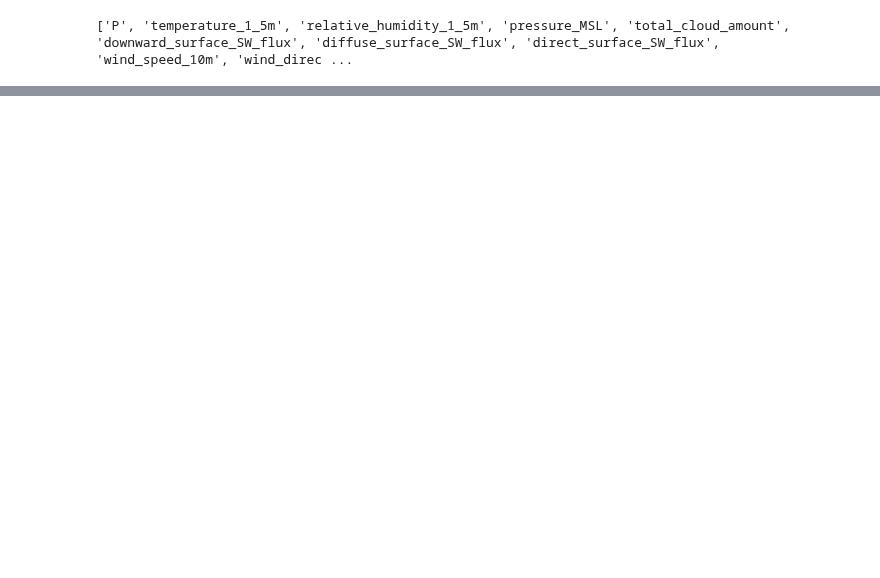
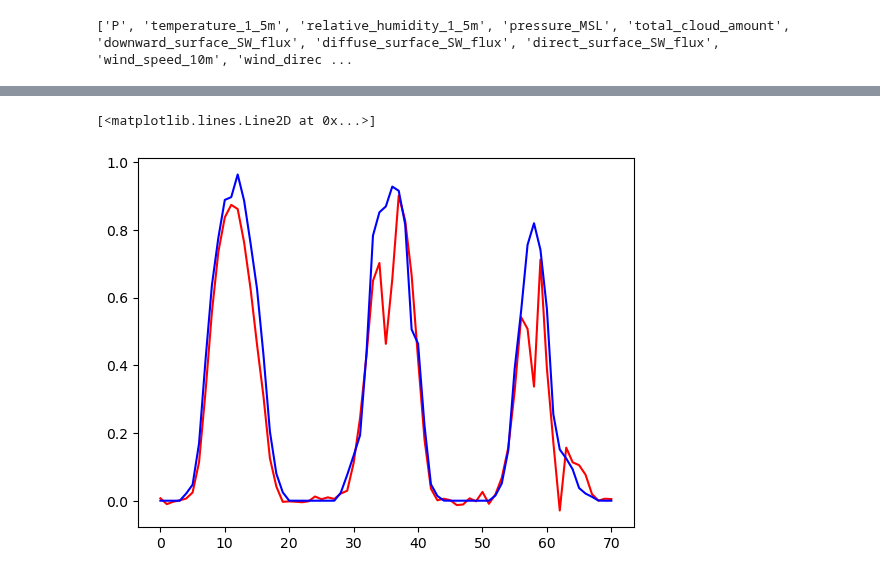
Before and after one commit to RobbeVDE/SolNet-2, a Jupyter notebook: main.ipynb, the cells around one changed output, grey strips where cells are left out. Cells and saved outputs as stored; diff of their text form; code cells hidden in the pictures; blank space fills up the shorter version.

```diff
--- a/main.ipynb
+++ b/main.ipynb
@@ -274,3 +350,12 @@ NameError: name 'target_state_dict' is not defined
+# %%
+plt.figure()
+
+day = 2
+plt.plot(y_forecast[(24*day):(24*day)+71], color='red')
+plt.plot(y_truth[(24*day):(24*day)+71], color='blue')
+# %% [output]
+[<matplotlib.lines.Line2D at 0x...>]
+[figure, added]
 # %%
 target_state_dict
 # %% [output]
```
Also changed, not shown: parts of 15 cells of this notebook, 8 other files.
